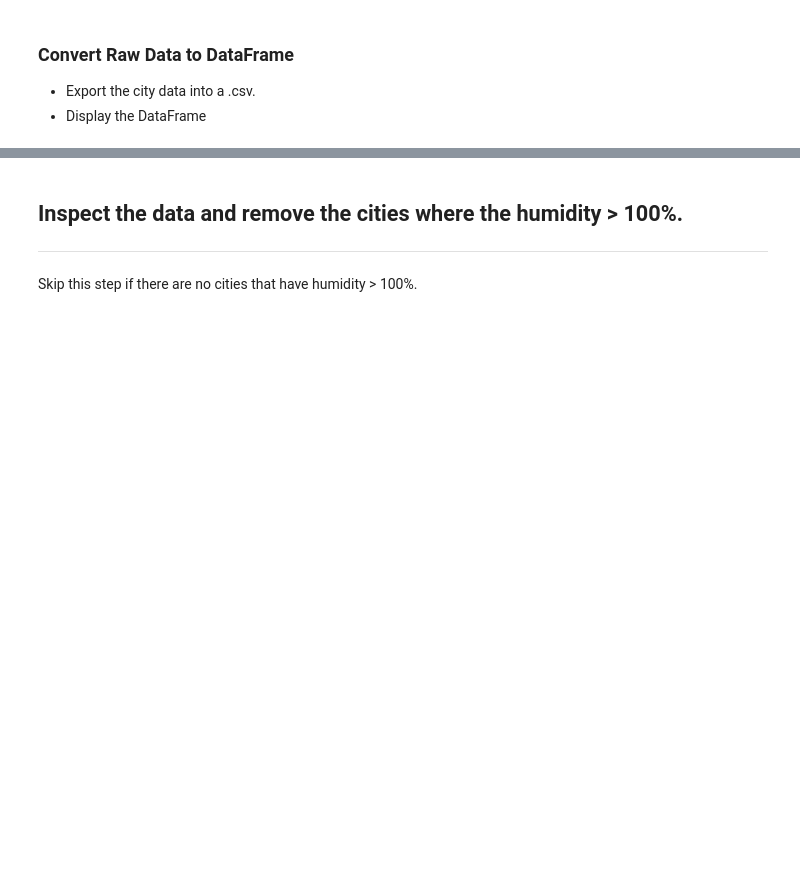
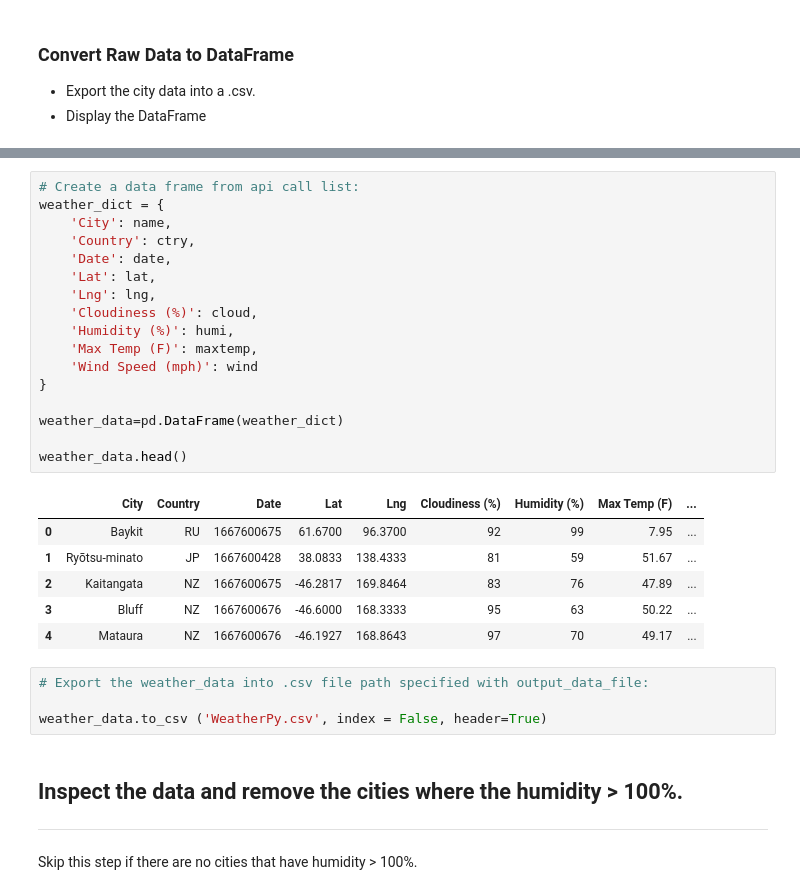
Before and after one commit to Shorleyshor/python-api-challenge, a Jupyter notebook: starter_code/WeatherPy.ipynb, the cells around one changed output, grey strips where cells are left out. Cells and saved outputs as stored; diff of their text form; blank space fills up the shorter version.

```diff
--- a/starter_code/WeatherPy.ipynb
+++ b/starter_code/WeatherPy.ipynb
@@ -89,3 +127,31 @@ cities
+# %%
+# Create a data frame from api call list:
+weather_dict = {
+    'City': name,
+    'Country': ctry,
+    'Date': date,
+    'Lat': lat,
+    'Lng': lng,
+    'Cloudiness (%)': cloud,
+    'Humidity (%)': humi,
+    'Max Temp (F)': maxtemp,
+    'Wind Speed (mph)': wind
+}
+
+weather_data=pd.DataFrame(weather_dict)
+
+weather_data.head()
+# %% [output]
+|  | City | Country | Date | Lat | Lng | Cloudiness (%) | Humidity (%) | Max Temp (F) | ... |
+| 0 | Baykit | RU | 1667600675 | 61.6700 | 96.3700 | 92 | 99 | 7.95 | ... |
+| 1 | Ryōtsu-minato | JP | 1667600428 | 38.0833 | 138.4333 | 81 | 59 | 51.67 | ... |
+| 2 | Kaitangata | NZ | 1667600675 | -46.2817 | 169.8464 | 83 | 76 | 47.89 | ... |
+| 3 | Bluff | NZ | 1667600676 | -46.6000 | 168.3333 | 95 | 63 | 50.22 | ... |
+| 4 | Mataura | NZ | 1667600676 | -46.1927 | 168.8643 | 97 | 70 | 49.17 | ... |
+# %%
+# Export the weather_data into .csv file path specified with output_data_file:
+
+weather_data.to_csv ('WeatherPy.csv', index = False, header=True)
 # %% [markdown]
 ## Inspect the data and remove the cities where the humidity > 100%.
 ----
```
Also changed, not shown: parts of 6 cells of this notebook, 2 other files.
